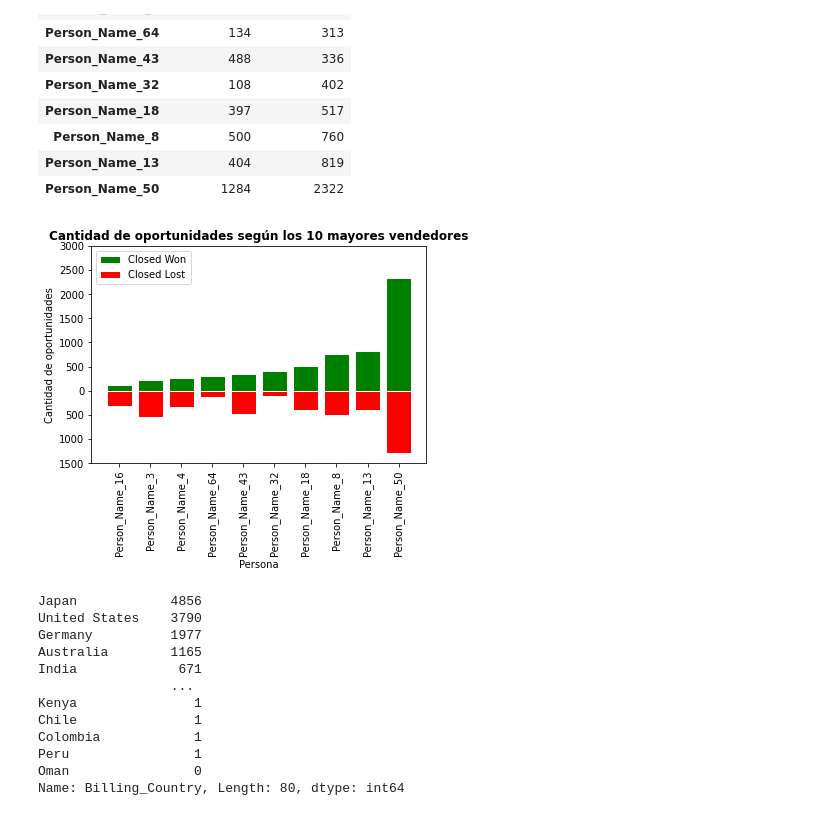
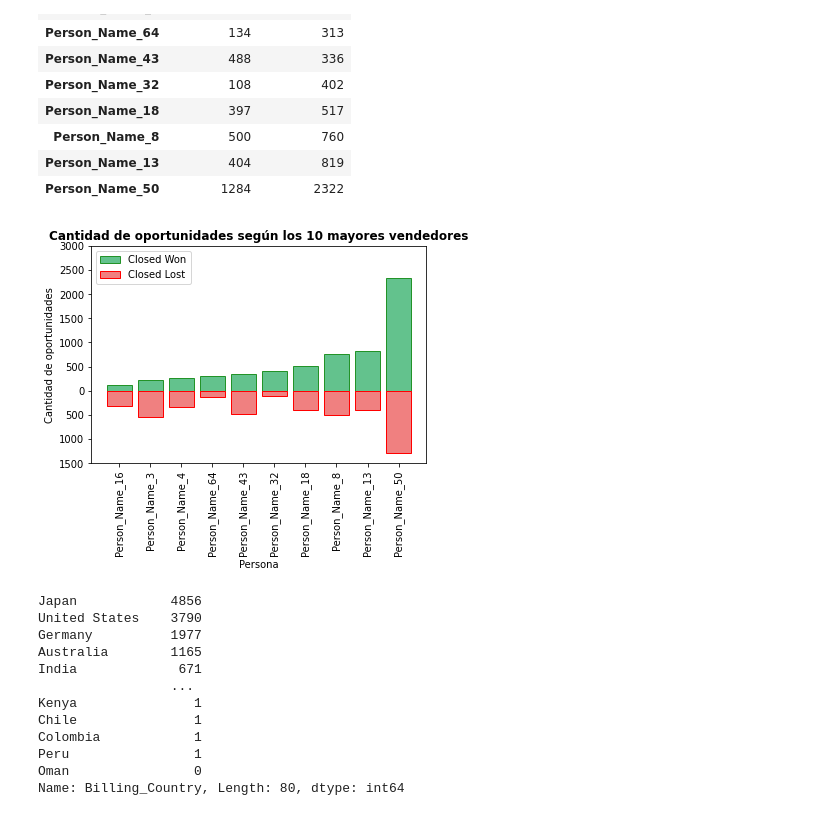
Before and after one commit to CeciliaRoldan/Pycantes, a Jupyter notebook: notebooks/analisis_vendedores.ipynb, the cells around one changed output. Saved outputs shown, nothing was run; the diff lists cells and outputs as text; code cells hidden in the pictures.

```diff
--- a/notebooks/analisis_vendedores.ipynb
+++ b/notebooks/analisis_vendedores.ipynb
@@ -160,25 +181,25 @@ tabla
 # %%
 tabla['Closed Lost'] = tabla['Closed Lost'] * (-1)
 
 r = [0,1,2,3,4,5,6,7,8,9]
 fig, ax = plt.subplots()
 bars = tabla['Closed Won']
 
-plt.bar(r, tabla['Closed Won'], color='g', edgecolor='white', label='Closed Won')
-plt.bar(r, tabla['Closed Lost'], color='r', edgecolor='white', label='Closed Lost')
+plt.bar(r, tabla['Closed Won'], color='mediumseagreen', edgecolor='g', label='Closed Won', alpha=0.8)
+plt.bar(r, tabla['Closed Lost'], color='lightcoral', edgecolor='r', label='Closed Lost')
 
 plt.xticks(r, tabla.index, rotation=90)
 ticks_loc = ax.get_yticks().tolist()
 ax.set_yticks(ax.get_yticks().tolist())
 ax.set_yticklabels([int(abs(x)) for x in ticks_loc])
 
 plt.xlabel("Persona")
 plt.ylabel("Cantidad de oportunidades")
 plt.title("Cantidad de oportunidades según los 10 mayores vendedores", fontweight='bold')
 plt.legend()
 plt.show()
 # %% [output]
-[figure, old version]
+[figure, new version]
 # %%
 train2['Billing_Country'].value_counts()
 # %% [output]
```
Also changed, not shown: parts of 10 cells of this notebook.
